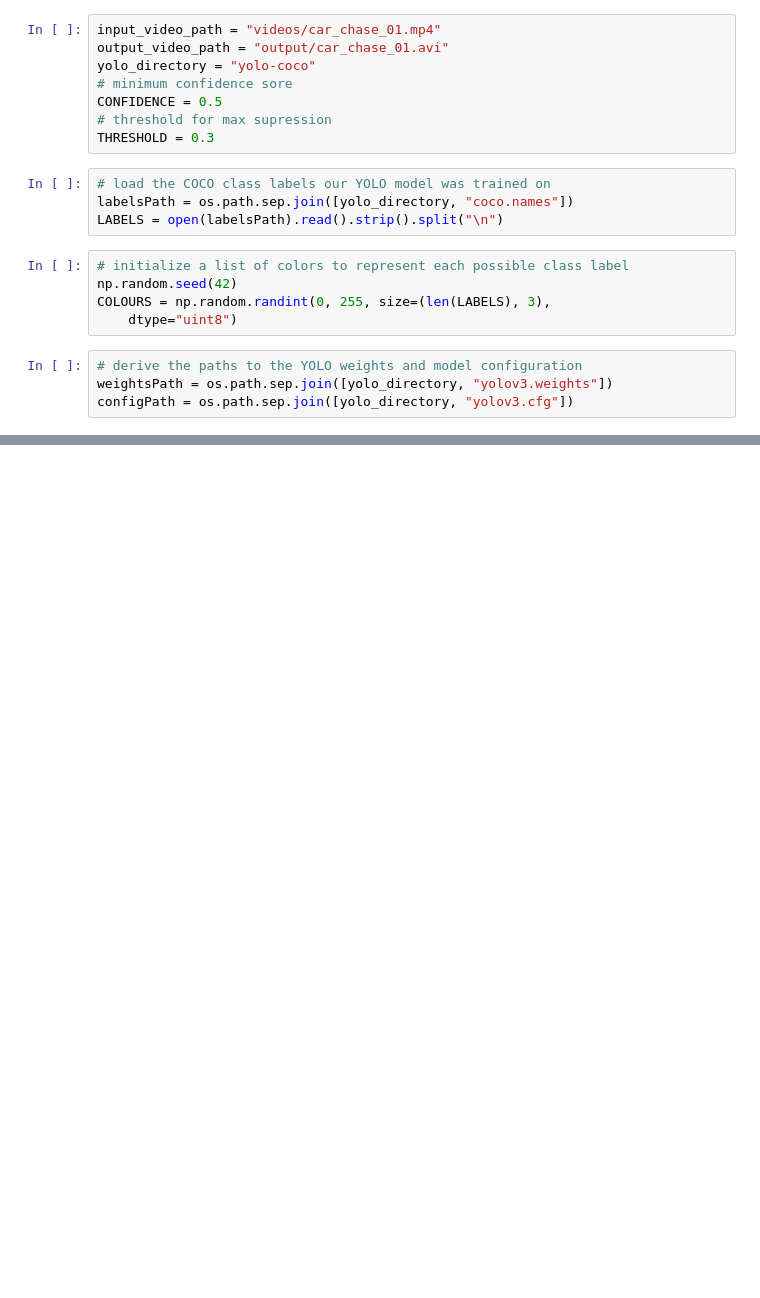
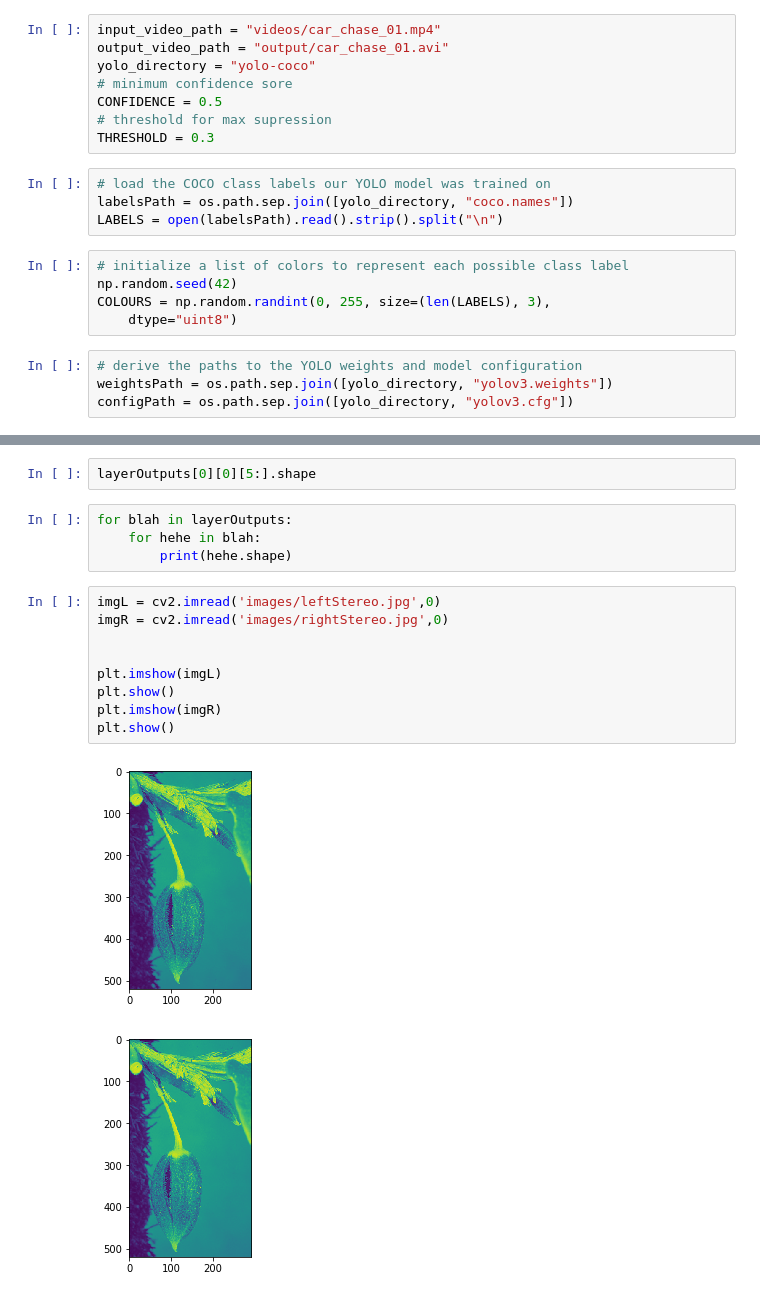
Before and after one commit to RyanPargeter/Autonomous-Vehicle, a Jupyter notebook: YOLO_WEBCAM.ipynb, the cells around one changed output, grey strips where cells are left out. Drawn from its saved outputs; the diff is of its cells as text; blank space fills up the shorter version.

```diff
--- a/YOLO_WEBCAM.ipynb
+++ b/YOLO_WEBCAM.ipynb
@@ -152,0 +159,18 @@ vs.stop()
+# %%
+layerOutputs[0][0][5:].shape
+# %%
+for blah in layerOutputs:
+    for hehe in blah:
+        print(hehe.shape)
+# %%
+imgL = cv2.imread('images/leftStereo.jpg',0)
+imgR = cv2.imread('images/rightStereo.jpg',0)
+
+
+plt.imshow(imgL)
+plt.show()
+plt.imshow(imgR)
+plt.show()
+# %% [output]
+[figure, added]
+[figure, added]
```
Also changed, not shown: parts of 6 cells of this notebook, 18 other files.
